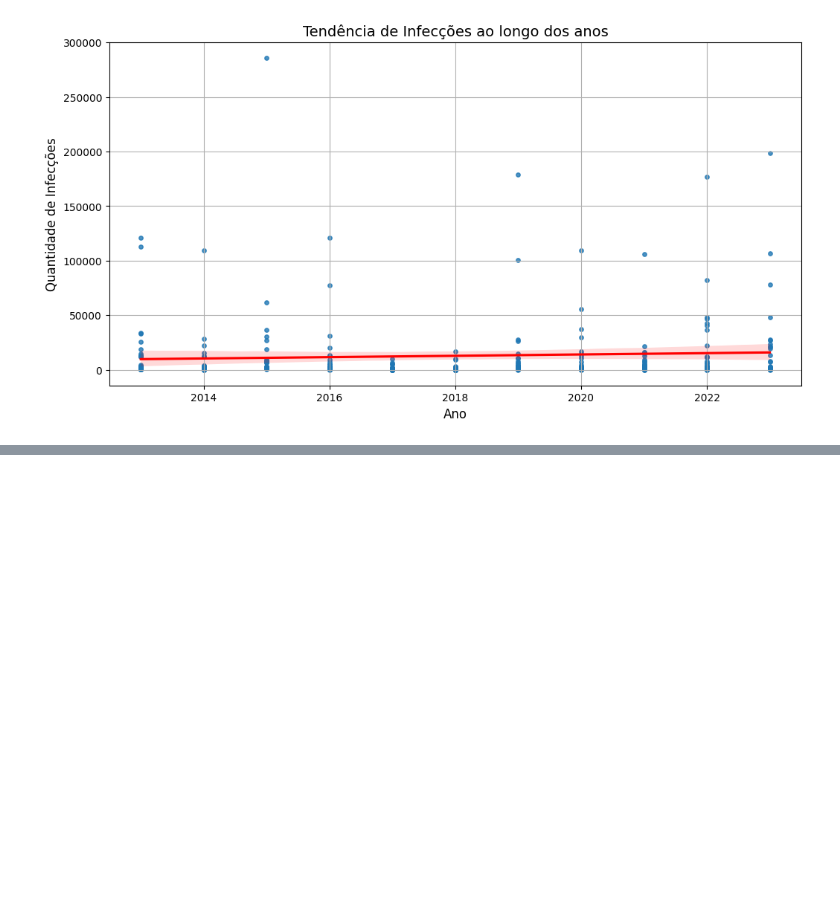
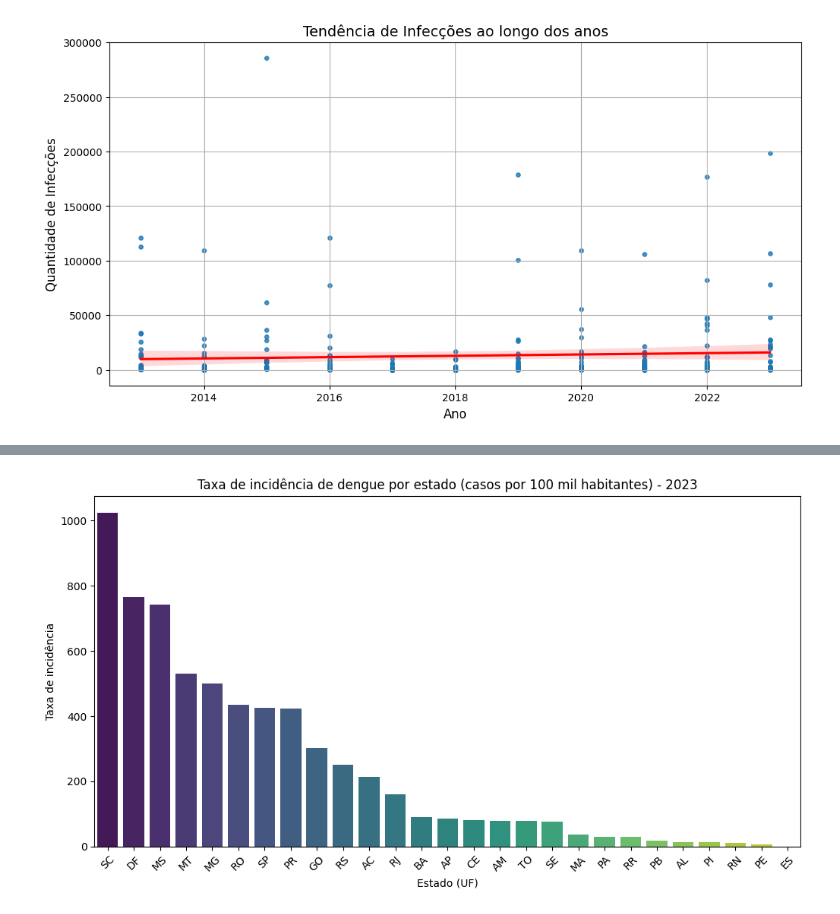
Before and after one commit to AleLucasG/Pos_Tech_FIAP_Data_Analytics, a Jupyter notebook: 01-data-analytics/handson/handson-01-analise-dados-storytelling/Dengue_Brasil.ipynb, the cells around one changed output, grey strips where cells are left out. Cells and saved outputs as stored; diff of their text form; code cells hidden in the pictures; blank space fills up the shorter version.

```diff
--- a/01-data-analytics/handson/handson-01-analise-dados-storytelling/Dengue_Brasil.ipynb
+++ b/01-data-analytics/handson/handson-01-analise-dados-storytelling/Dengue_Brasil.ipynb
@@ -453,0 +521,25 @@ plt.show
+# %%
+# Ordena pela taxa (do maior para o menor)
+df_taxa_ordenado = df_taxa.sort_values(by='taxa_incidencia', ascending=False)
+
+# Cria gráfico de barras
+plt.figure(figsize=(12, 6))
+
+sns.barplot(
+    data=df_taxa_ordenado,
+    x='uf',
+    y='taxa_incidencia',
+    palette='viridis'
+)
+
+# Rotaciona os estados
+plt.xticks(rotation=45)
+
+# Títulos
+plt.title('Taxa de incidência de dengue por estado (casos por 100 mil habitantes) - 2023')
+plt.xlabel('Estado (UF)')
+plt.ylabel('Taxa de incidência')
+
+plt.show()
+# %% [output]
+[figure, added]
```
Also changed, not shown: parts of 5 cells of this notebook.
